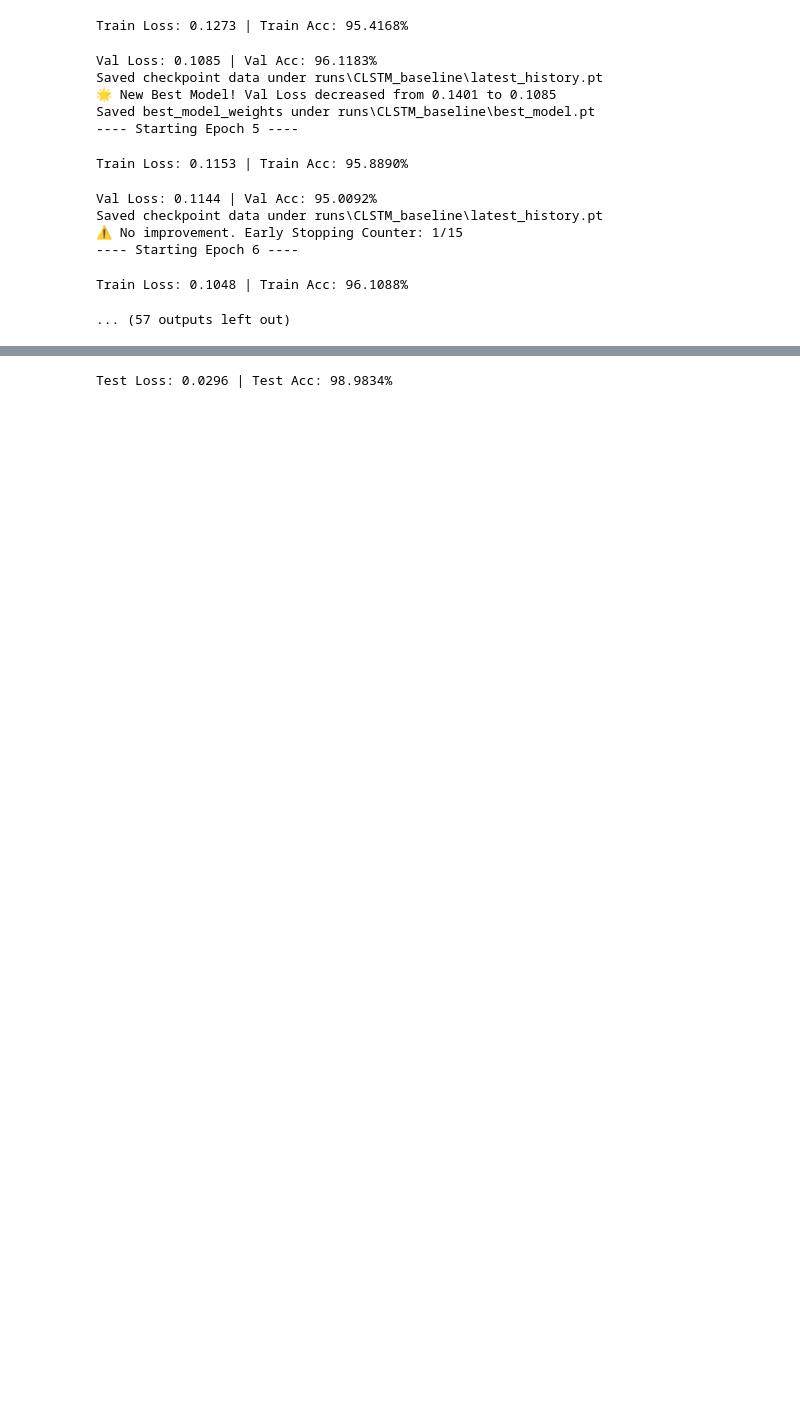
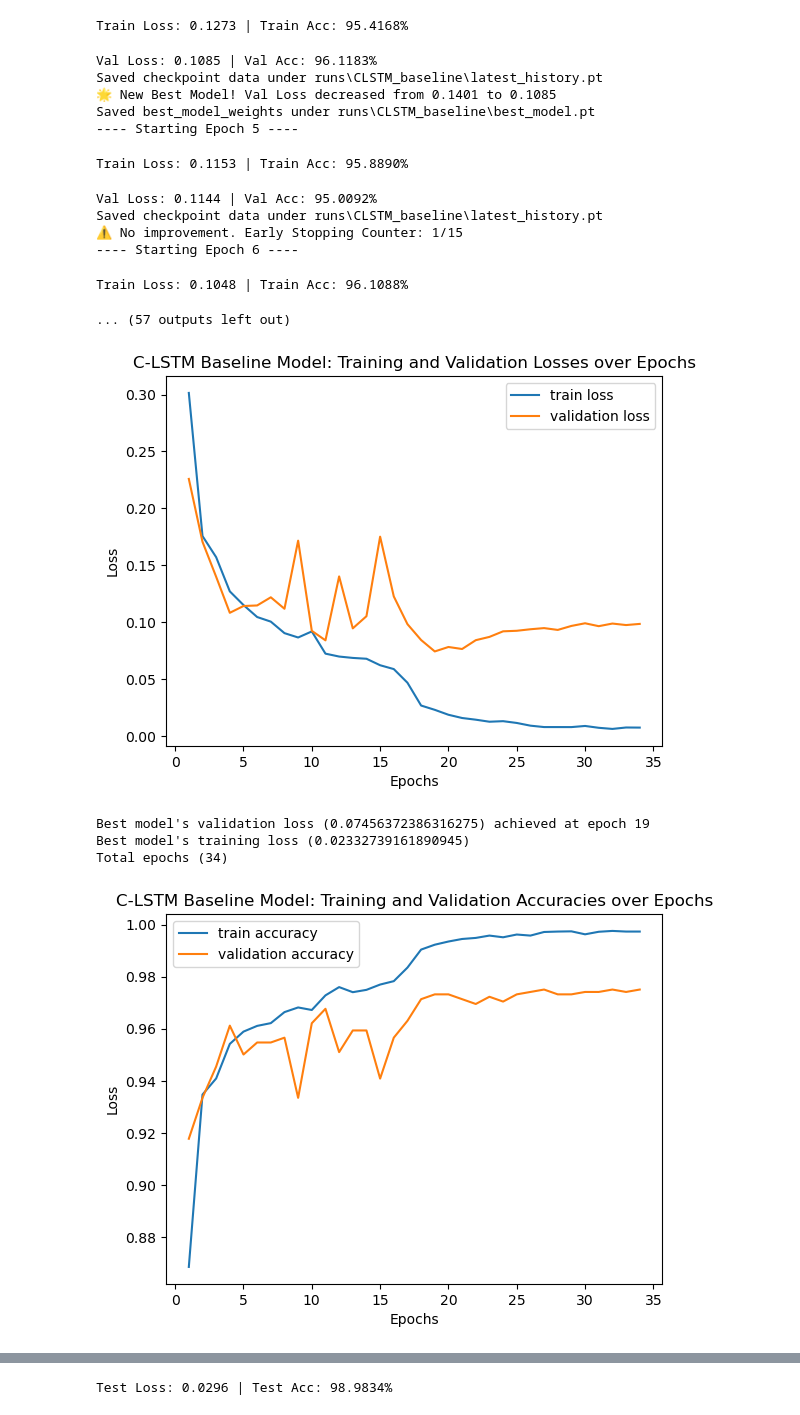
Before and after one commit to JayC-SF/COMP-432-Project, a Jupyter notebook: notebooks/AudioCLSTM.ipynb, the cells around one changed output, grey strips where cells are left out. Saved outputs shown, nothing was run; the diff lists cells and outputs as text; code cells hidden in the pictures; blank space fills up the shorter version.

```diff
--- a/notebooks/AudioCLSTM.ipynb
+++ b/notebooks/AudioCLSTM.ipynb
@@ -174,3 +177,11 @@ Saved checkpoint data under runs\CLSTM_baseline\latest_history.pt
 ---- Starting Epoch 6 ----
 Train Loss: 0.1048 | Train Acc: 96.1088%
 ... (57 outputs left out)
+# %%
+plotting.plot_orchestrator_training_summary(orchestrator_CLSTM_baseline, "C-LSTM Baseline Model")
+# %% [output]
+[figure, added]
+Best model's validation loss (0.07456372386316275) achieved at epoch 19
+Best model's training loss (0.02332739161890945)
+Total epochs (34)
+[figure, added]
```
Also changed, not shown: parts of 8 cells of this notebook, 32 other files.
